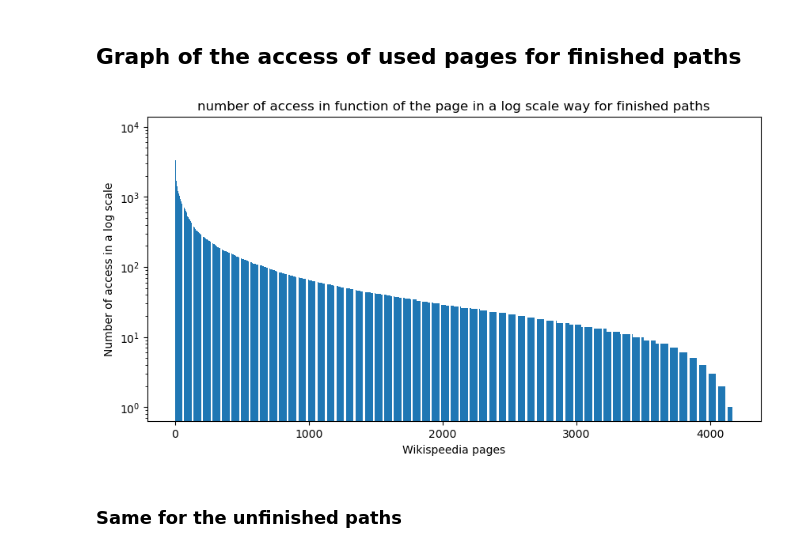
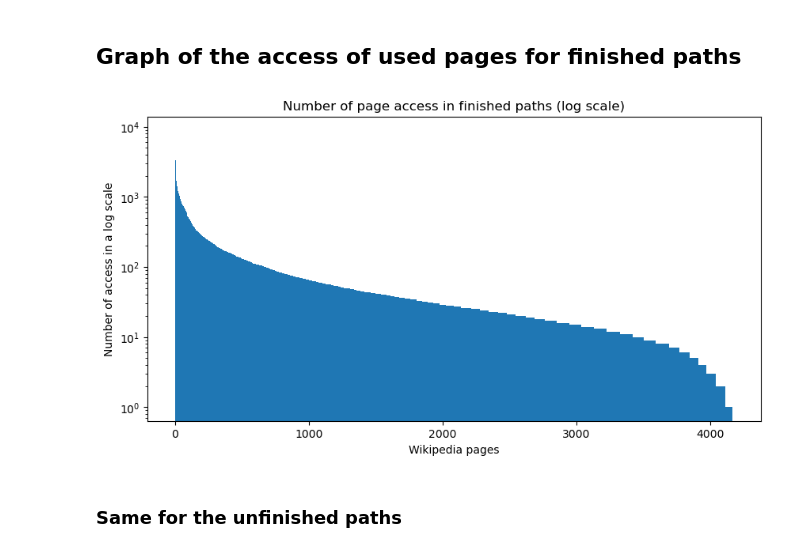
Before and after one commit to epfl-ada/ada-2023-project-miaoumiaou, a Jupyter notebook: main.ipynb, the cells around one changed output. Drawn from its saved outputs; the diff is of its cells as text; code cells hidden in the pictures.

```diff
--- a/main.ipynb
+++ b/main.ipynb
@@ -167,18 +184,18 @@ There are 543 articles that are not used for the unfinished paths
 # %%
 pages = list(paths_count.keys())
 counts = list(paths_count.values())
 
 # Reset the plot parameters to the default one
 plt.rcdefaults()
 plt.figure(figsize=(10, 5))
-plt.bar(range(len(pages)), counts)
-plt.xlabel('Wikispeedia pages')
+plt.bar(range(len(pages)), counts, width=1)
+plt.xlabel('Wikipedia pages')
 plt.ylabel('Number of access in a log scale')
 plt.yscale('log')
-plt.title('number of access in function of the page in a log scale way for finished paths')
+plt.title('Number of page access in finished paths (log scale)')
 plt.show()
 # %% [output]
-[figure, old version]
+[figure, new version]
 # %% [markdown]
 ### Same for the unfinished paths
 # %%
```
Also changed, not shown: parts of 18 cells of this notebook.
